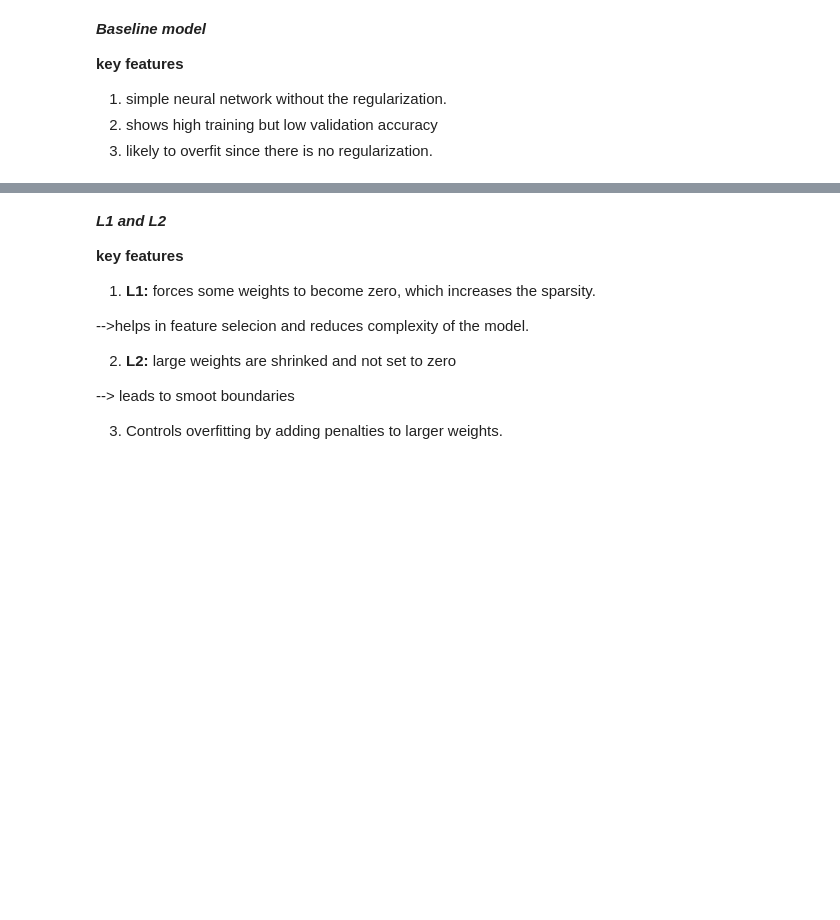
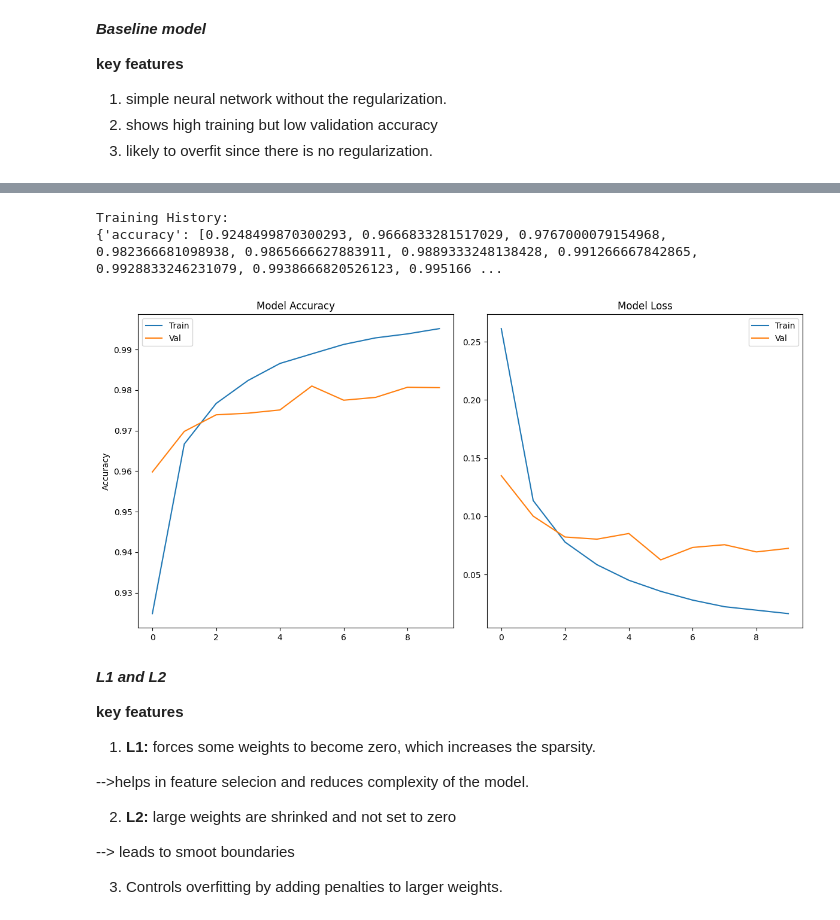
Before and after one commit to mrunalini-ch/Deep-Learning, a Jupyter notebook: DL_lab_2(regularization).ipynb, the cells around one changed output, grey strips where cells are left out. Saved outputs shown, nothing was run; the diff lists cells and outputs as text; code cells hidden in the pictures; blank space fills up the shorter version.

```diff
--- a/DL_lab_2(regularization).ipynb
+++ b/DL_lab_2(regularization).ipynb
@@ -73,3 +73,32 @@ Epoch 10/10
+# %%
+# Print training history
+print("Training History:")
+print(history_baseline.history)
+
+# Plot training history
+plt.figure(figsize=(12, 6))
+
+# Plot training & validation accuracy values
+plt.subplot(1, 2, 1)
+plt.plot(history_baseline.history['accuracy'])
+plt.plot(history_baseline.history['val_accuracy'])
+plt.title('Model Accuracy')
+plt.ylabel('Accuracy')
+plt.legend(['Train', 'Val'], loc='upper left')
+
+# Plot training & validation loss values
+plt.subplot(1, 2, 2)
+plt.plot(history_baseline.history['loss'])
+plt.plot(history_baseline.history['val_loss'])
+plt.title('Model Loss')
+plt.legend(['Train', 'Val'], loc='upper right')
+
+plt.tight_layout()
+plt.show()
+# %% [output]
+Training History:
+{'accuracy': [0.9248499870300293, 0.9666833281517029, 0.9767000079154968, 0.982366681098938, 0.9865666627883911, 0.9889333248138428, 0.991266667842865, 0.9928833246231079, 0.9938666820526123, 0.995166 ...
+[figure, added]
 # %% [markdown]
 ***L1 and L2***
 
```
Also changed, not shown: parts of 36 cells of this notebook.
